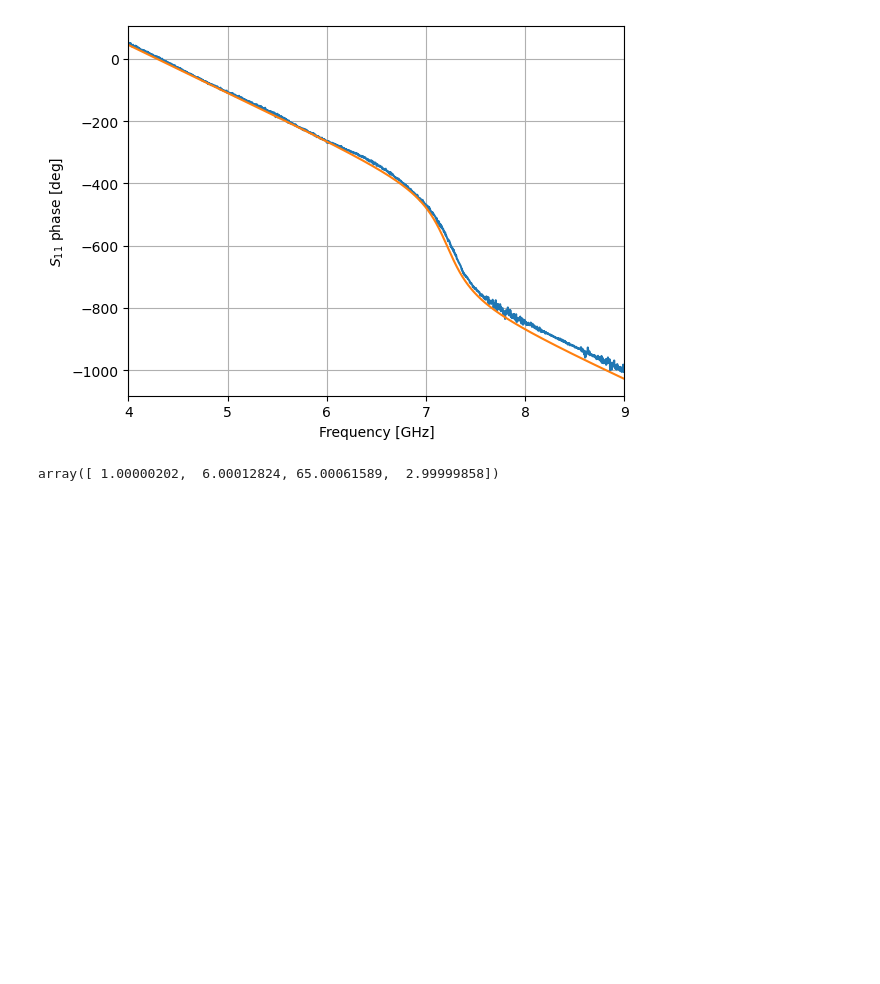
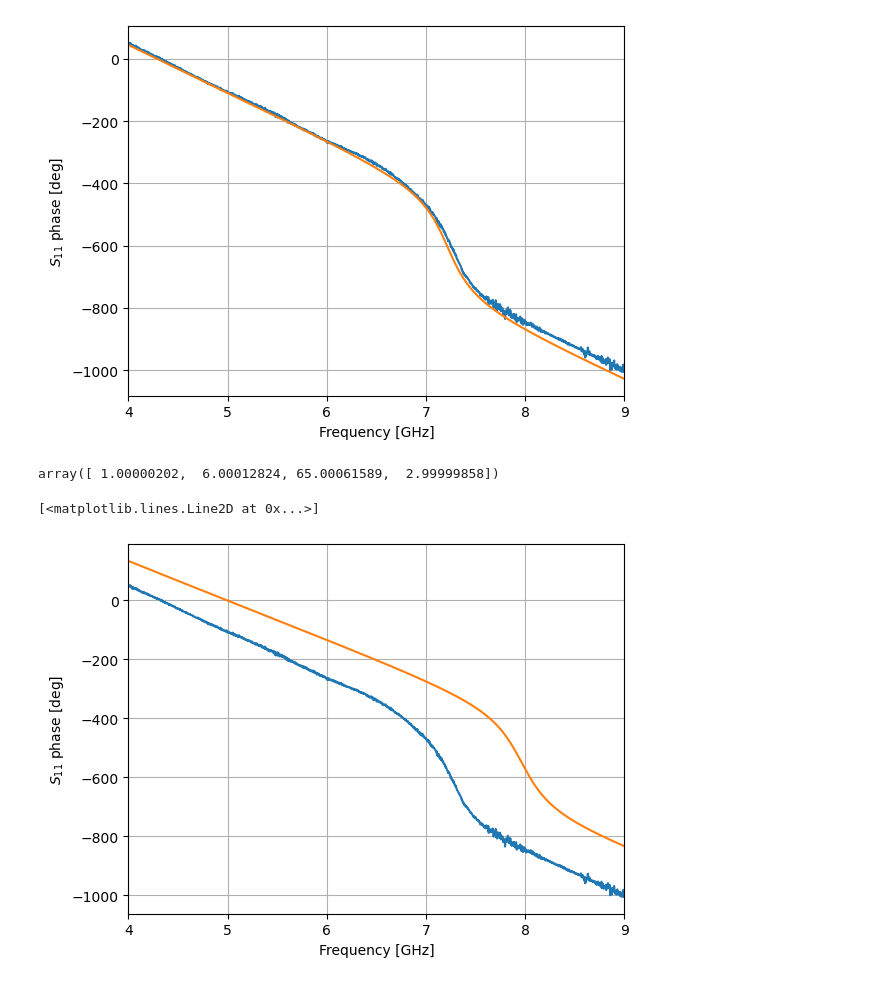
Before and after one commit to lafefspietz/jcal, a Jupyter notebook: simple-LC-resonator-function.ipynb, the cells around one changed output. Cells and saved outputs as stored; diff of their text form; code cells hidden in the pictures; blank space fills up the shorter version.

```diff
--- a/simple-LC-resonator-function.ipynb
+++ b/simple-LC-resonator-function.ipynb
@@ -73,3 +105,13 @@ popt, pcov = curve_fit(jpa_func_f_complex, fghz, data_corrected['trace800'].s_de
 popt
 # %% [output]
 array([ 1.00000202,  6.00012824, 65.00061589,  2.99999858])
+# %%
+plt.plot(fghz,data_corrected['trace800'].s_deg_unwrap[:,0,0])
+plt.xlim(fghz[0],fghz[len(fghz)- 1])
+plt.grid()
+plt.xlabel('Frequency [GHz]')
+plt.ylabel('$S_{11}$ phase [deg]')
+plt.plot(fghz,np.unwrap(jpa_func_f_complex(fghz,popt[0],popt[1],popt[2],popt[3]),period = 360) + 360 + 180)
+# %% [output]
+[<matplotlib.lines.Line2D at 0x...>]
+[figure, added]
```
Also changed, not shown: parts of 23 cells of this notebook, 3 other files.
